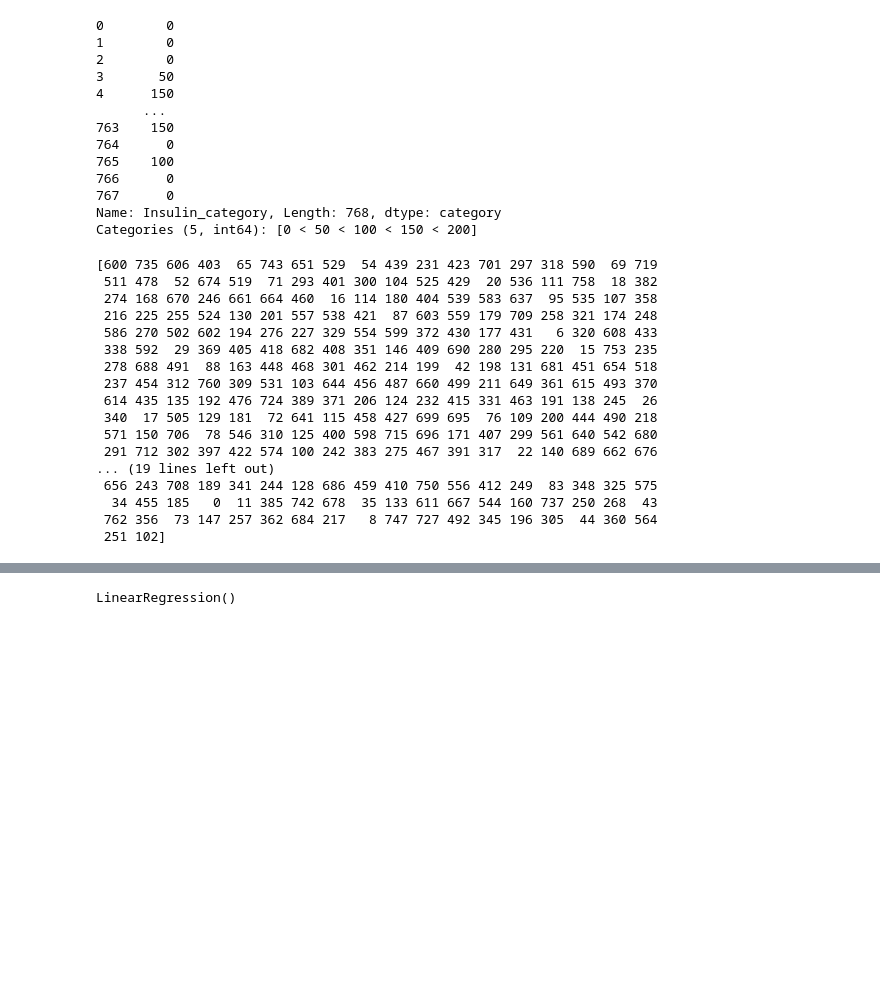
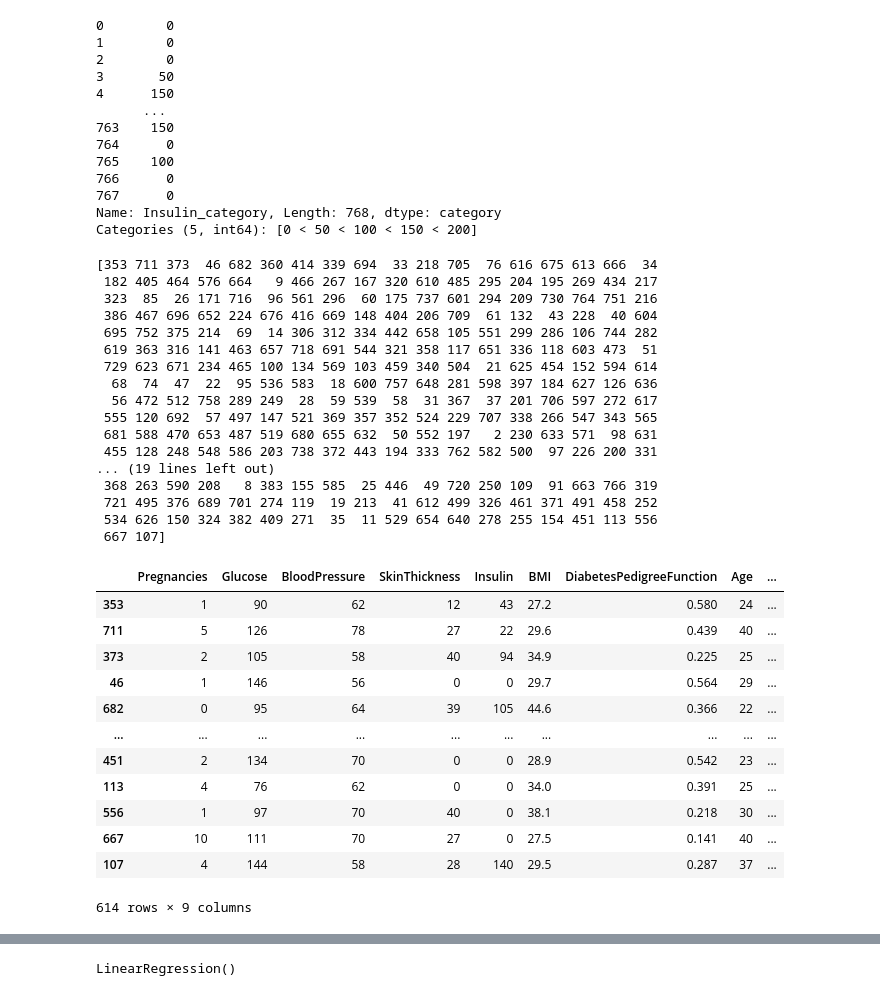
Before and after one commit to MihahaUVP/ML_lab2, a Jupyter notebook: Lab_v2.ipynb, the cells around one changed output, grey strips where cells are left out. Cells and saved outputs as stored; diff of their text form; code cells hidden in the pictures; blank space fills up the shorter version.

```diff
--- a/Lab_v2.ipynb
+++ b/Lab_v2.ipynb
@@ -175,33 +161,48 @@ Categories (5, int64): [0 < 50 < 100 < 150 < 200]
 from sklearn.model_selection import StratifiedShuffleSplit
 # или train_test_split с параметром stratify
 split = StratifiedShuffleSplit(n_splits=1,test_size=0.2, random_state=42)
-for train_index, test_index in split.split(data,data['Insulin_category']):
+for train_index, test_index in split.split(data,data['Outcome']):
     print(train_index)
     strat_train_set = data.loc[train_index]
     strat_test_set = data.loc[test_index]
 # %% [output]
-[600 735 606 403  65 743 651 529  54 439 231 423 701 297 318 590  69 719
- 511 478  52 674 519  71 293 401 300 104 525 429  20 536 111 758  18 382
- 274 168 670 246 661 664 460  16 114 180 404 539 583 637  95 535 107 358
- 216 225 255 524 130 201 557 538 421  87 603 559 179 709 258 321 174 248
- 586 270 502 602 194 276 227 329 554 599 372 430 177 431   6 320 608 433
- 338 592  29 369 405 418 682 408 351 146 409 690 280 295 220  15 753 235
- 278 688 491  88 163 448 468 301 462 214 199  42 198 131 681 451 654 518
- 237 454 312 760 309 531 103 644 456 487 660 499 211 649 361 615 493 370
- 614 435 135 192 476 724 389 371 206 124 232 415 331 463 191 138 245  26
- 340  17 505 129 181  72 641 115 458 427 699 695  76 109 200 444 490 218
- 571 150 706  78 546 310 125 400 598 715 696 171 407 299 561 640 542 680
- 291 712 302 397 422 574 100 242 383 275 467 391 317  22 140 689 662 676
+[353 711 373  46 682 360 414 339 694  33 218 705  76 616 675 613 666  34
+ 182 405 464 576 664   9 466 267 167 320 610 485 295 204 195 269 434 217
+ 323  85  26 171 716  96 561 296  60 175 737 601 294 209 730 764 751 216
+ 386 467 696 652 224 676 416 669 148 404 206 709  61 132  43 228  40 604
+ 695 752 375 214  69  14 306 312 334 442 658 105 551 299 286 106 744 282
+ 619 363 316 141 463 657 718 691 544 321 358 117 651 336 118 603 473  51
+ 729 623 671 234 465 100 134 569 103 459 340 504  21 625 454 152 594 614
+  68  74  47  22  95 536 583  18 600 757 648 281 598 397 184 627 126 636
+  56 472 512 758 289 249  28  59 539  58  31 367  37 201 706 597 272 617
+ 555 120 692  57 497 147 521 369 357 352 524 229 707 338 266 547 343 565
+ 681 588 470 653 487 519 680 655 632  50 552 197   2 230 633 571  98 631
+ 455 128 248 548 586 203 738 372 443 194 333 762 582 500  97 226 200 331
 ... (19 lines left out)
- 656 243 708 189 341 244 128 686 459 410 750 556 412 249  83 348 325 575
-  34 455 185   0  11 385 742 678  35 133 611 667 544 160 737 250 268  43
- 762 356  73 147 257 362 684 217   8 747 727 492 345 196 305  44 360 564
- 251 102]
+ 368 263 590 208   8 383 155 585  25 446  49 720 250 109  91 663 766 319
+ 721 495 376 689 701 274 119  19 213  41 612 499 326 461 371 491 458 252
+ 534 626 150 324 382 409 271  35  11 529 654 640 278 255 154 451 113 556
+ 667 107]
 # %%
 for set_ in (strat_train_set,strat_test_set):
     set_.drop("Insulin_category",axis=1,inplace=True)
 # %%
 data = strat_train_set.copy()
+data
+# %% [output]
+|  | Pregnancies | Glucose | BloodPressure | SkinThickness | Insulin | BMI | DiabetesPedigreeFunction | Age | ... |
+| 353 | 1 | 90 | 62 | 12 | 43 | 27.2 | 0.580 | 24 | ... |
+| 711 | 5 | 126 | 78 | 27 | 22 | 29.6 | 0.439 | 40 | ... |
+| 373 | 2 | 105 | 58 | 40 | 94 | 34.9 | 0.225 | 25 | ... |
+| 46 | 1 | 146 | 56 | 0 | 0 | 29.7 | 0.564 | 29 | ... |
+| 682 | 0 | 95 | 64 | 39 | 105 | 44.6 | 0.366 | 22 | ... |
+| ... | ... | ... | ... | ... | ... | ... | ... | ... | ... |
+| 451 | 2 | 134 | 70 | 0 | 0 | 28.9 | 0.542 | 23 | ... |
+| 113 | 4 | 76 | 62 | 0 | 0 | 34.0 | 0.391 | 25 | ... |
+| 556 | 1 | 97 | 70 | 40 | 0 | 38.1 | 0.218 | 30 | ... |
+| 667 | 10 | 111 | 70 | 27 | 0 | 27.5 | 0.141 | 40 | ... |
+| 107 | 4 | 144 | 58 | 28 | 140 | 29.5 | 0.287 | 37 | ... |
+614 rows × 9 columns
 # %%
 data.plot(kind='scatter',x='Age',y = 'Glucose',alpha = 0.1);
 # %% [output]
```
Also changed, not shown: parts of 48 cells of this notebook, 4 other files.
